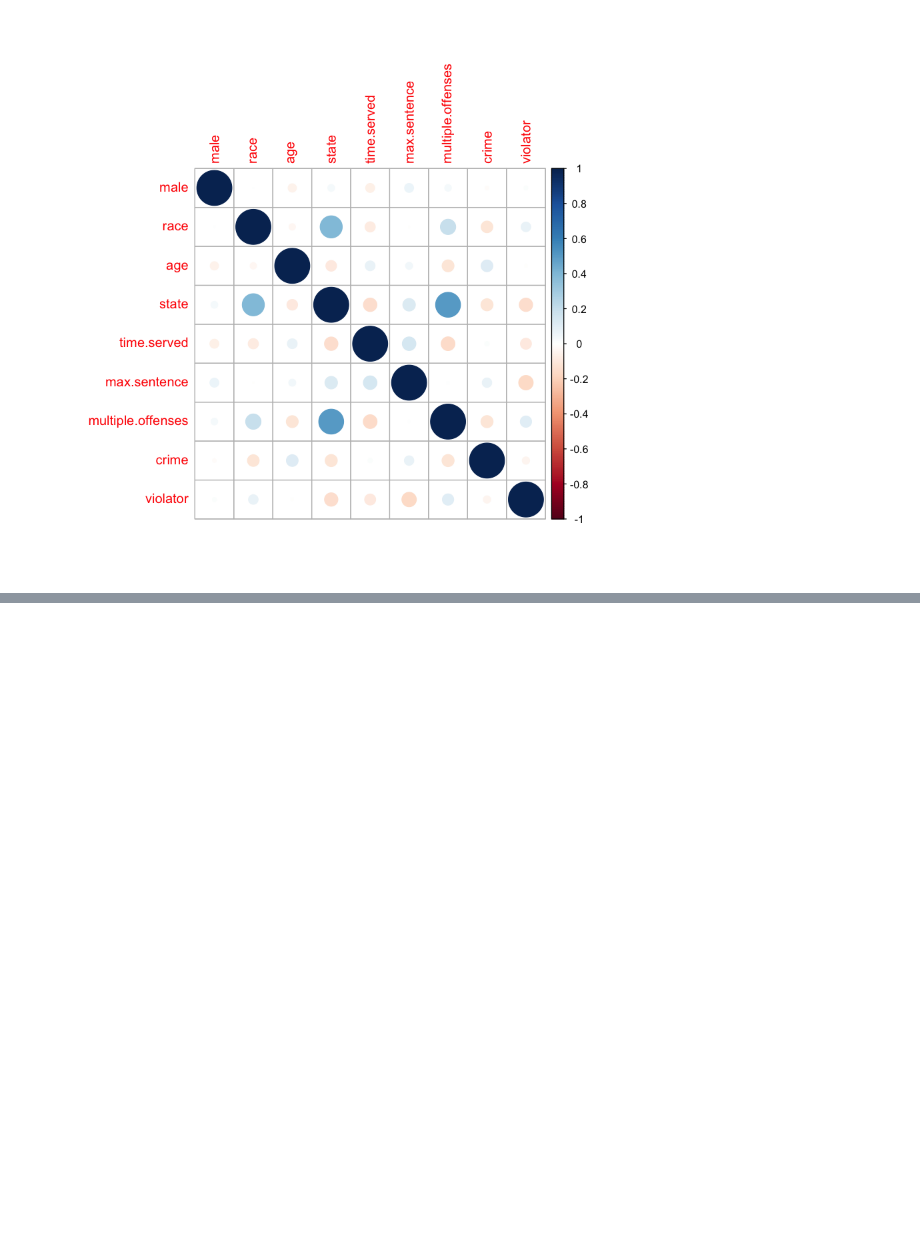
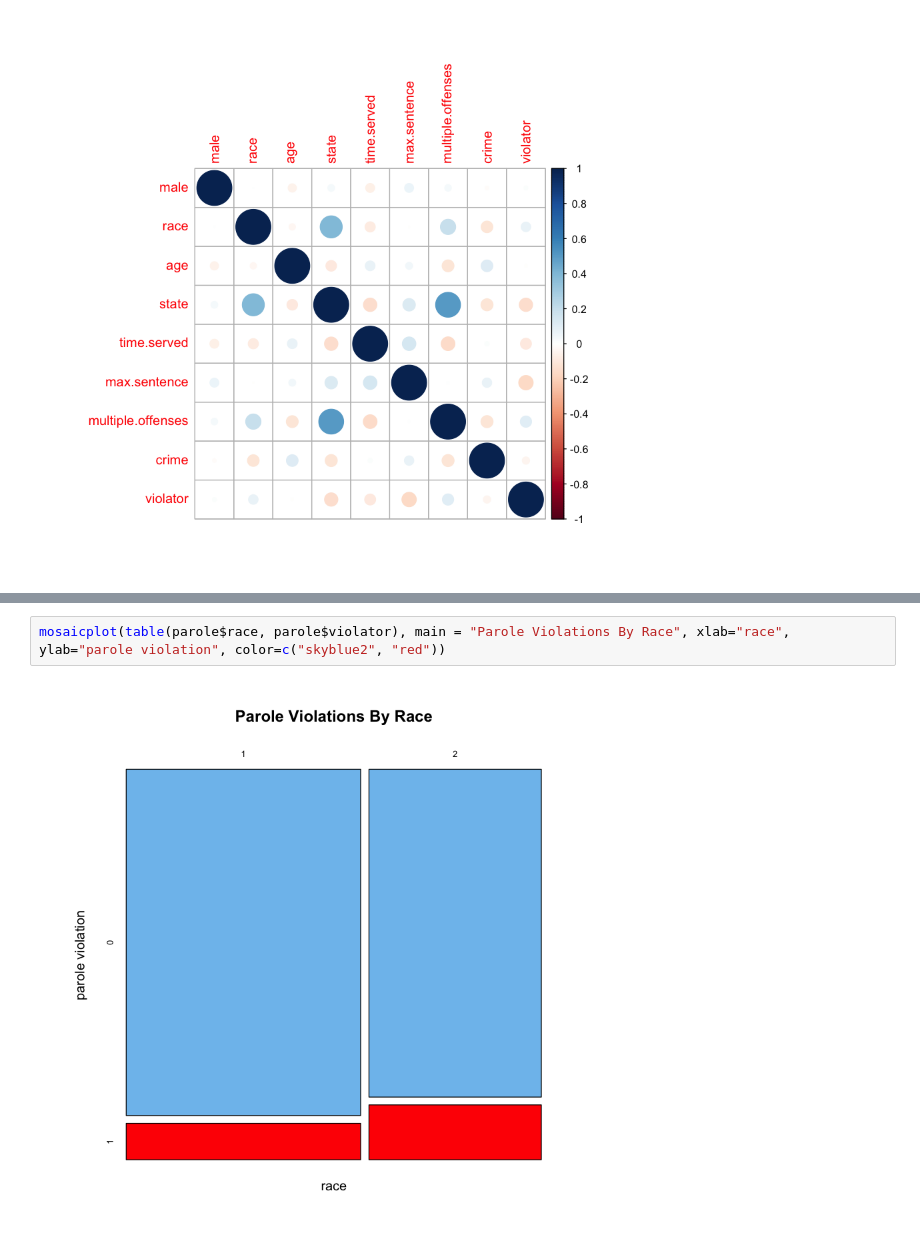
Before and after one commit to RDallavia/MITxDataAnalyticsEdge, a Jupyter notebook: LogisticRegression/ParoleViolators.ipynb, the cells around one changed output, grey strips where cells are left out. Saved outputs shown, nothing was run; the diff lists cells and outputs as text; blank space fills up the shorter version.

```diff
--- a/LogisticRegression/ParoleViolators.ipynb
+++ b/LogisticRegression/ParoleViolators.ipynb
@@ -113,0 +103,4 @@ integer(0)
+# %%
+mosaicplot(table(parole$race, parole$violator), main = "Parole Violations By Race", xlab="race", ylab="parole violation", color=c("skyblue2", "red"))
+# %% [output]
+[figure, added]
```
Also changed, not shown: parts of 5 cells of this notebook.
